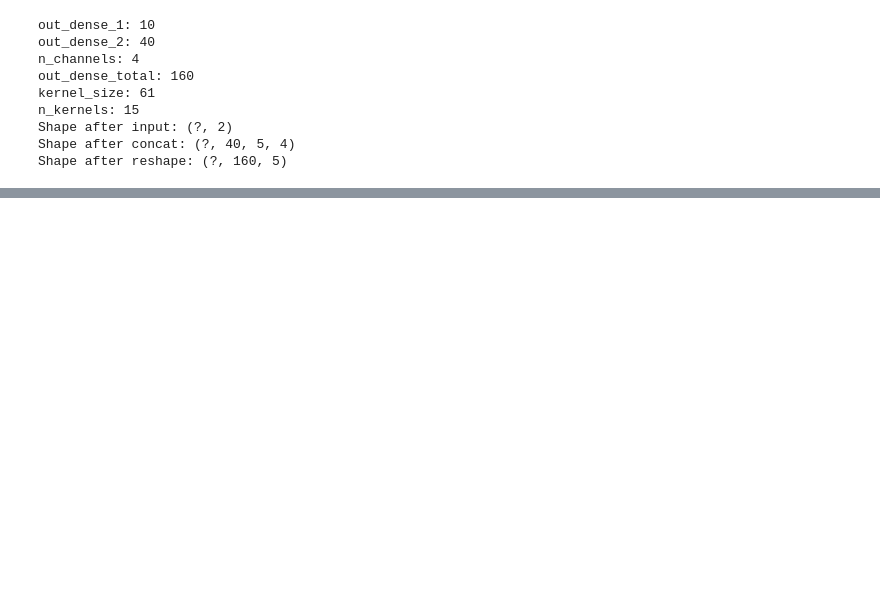
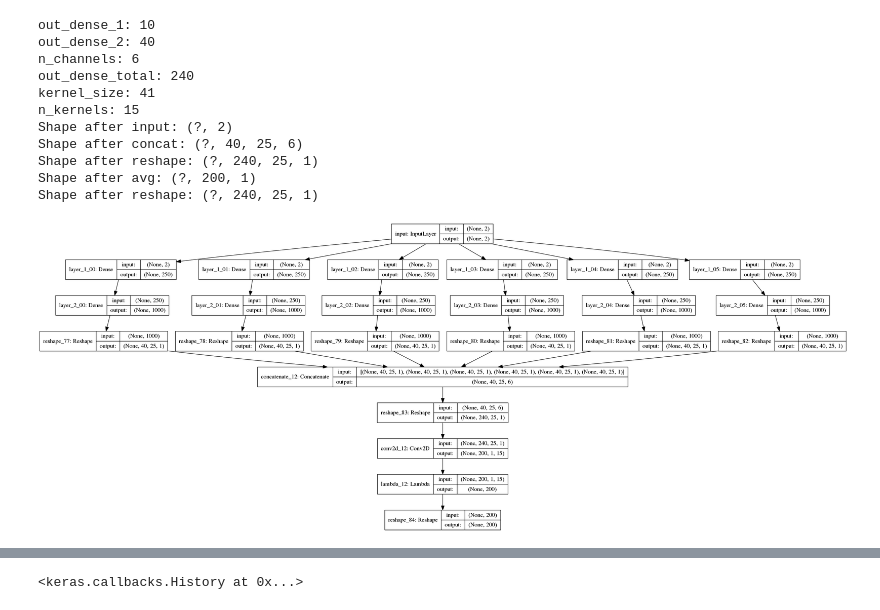
Before and after one commit to simonpeterhans/ep-param-est, a Jupyter notebook: mu-sigma-conv1d-2d.ipynb, the cells around one changed output, grey strips where cells are left out. Drawn from its saved outputs; the diff is of its cells as text; code cells hidden in the pictures; blank space fills up the shorter version.

```diff
--- a/mu-sigma-conv1d-2d.ipynb
+++ b/mu-sigma-conv1d-2d.ipynb
@@ -194,17 +133,19 @@ N_K = 15
 # %%
 model = create_model_2d(N_SAMPLES, OUT_D_1, OUT_D_2, DEPTH, K_SIZE, N_K)
 model.compile(optimizer='adam', loss='mean_squared_error')
 
-for i in range(0, N_ITER):
-    params, x_sampled = gen_data(N_DATA, N_SAMPLES)
-    model.fit(params, x_sampled, shuffle=True, batch_size=32, epochs=5)
+params, x_sampled = gen_data(N_DATA, N_SAMPLES)
+model.fit(params, x_sampled, shuffle=True, batch_size=32, epochs=5)
 # %% [output]
 out_dense_1: 10
 out_dense_2: 40
-n_channels: 4
-out_dense_total: 160
-kernel_size: 61
+n_channels: 6
+out_dense_total: 240
+kernel_size: 41
 n_kernels: 15
 Shape after input: (?, 2)
-Shape after concat: (?, 40, 5, 4)
-Shape after reshape: (?, 160, 5)
+Shape after concat: (?, 40, 25, 6)
+Shape after reshape: (?, 240, 25, 1)
+Shape after avg: (?, 200, 1)
+Shape after reshape: (?, 240, 25, 1)
+[figure, added]
@@ -212,3 +162,4 @@ ValueError: Input 0 is incompatible with layer conv2d_4: expected ndim=4, found
+<keras.callbacks.History at 0x...>
 # %%
 # We currently only predict on the last set of parameters.
 predictions = model.predict(params)
```
Also changed, not shown: parts of 5 cells of this notebook.
